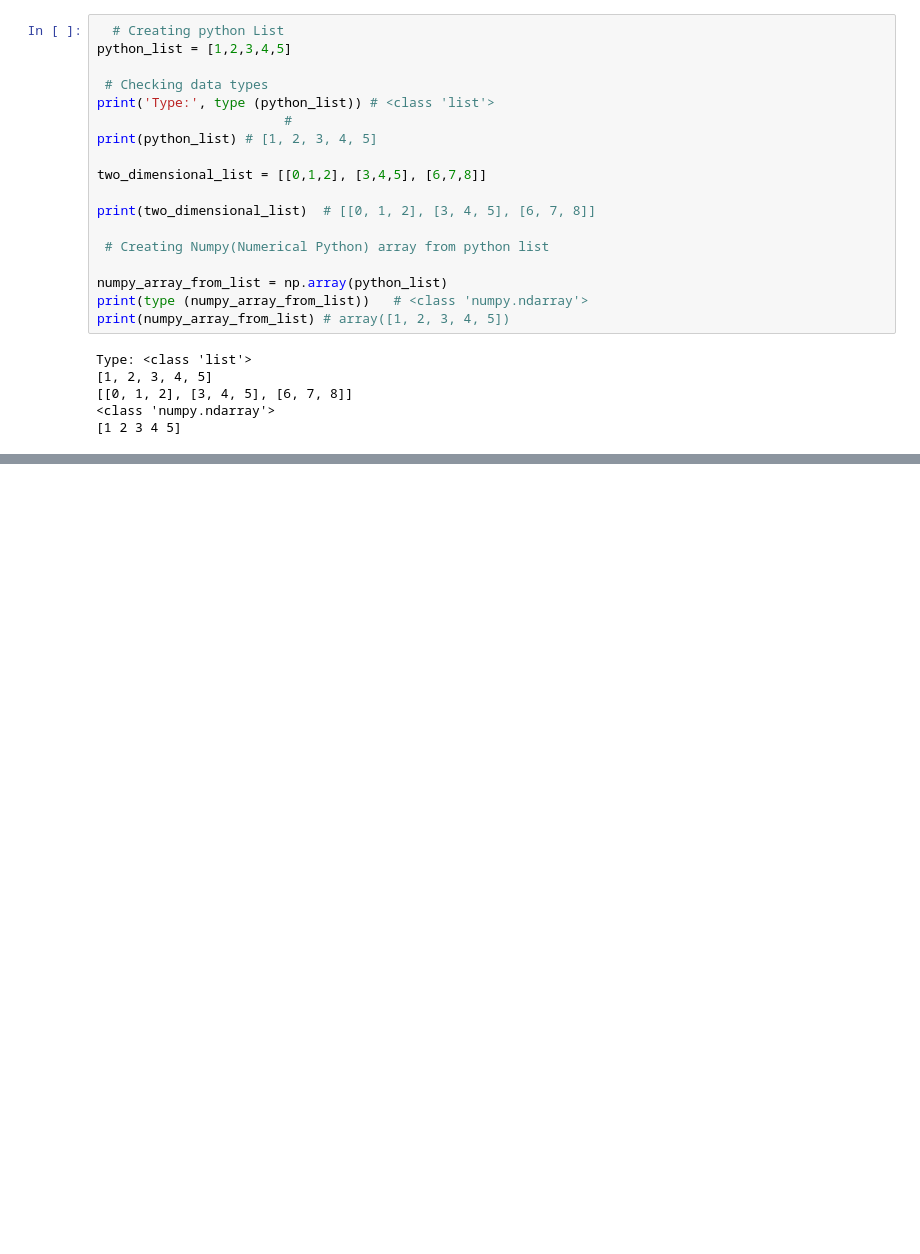
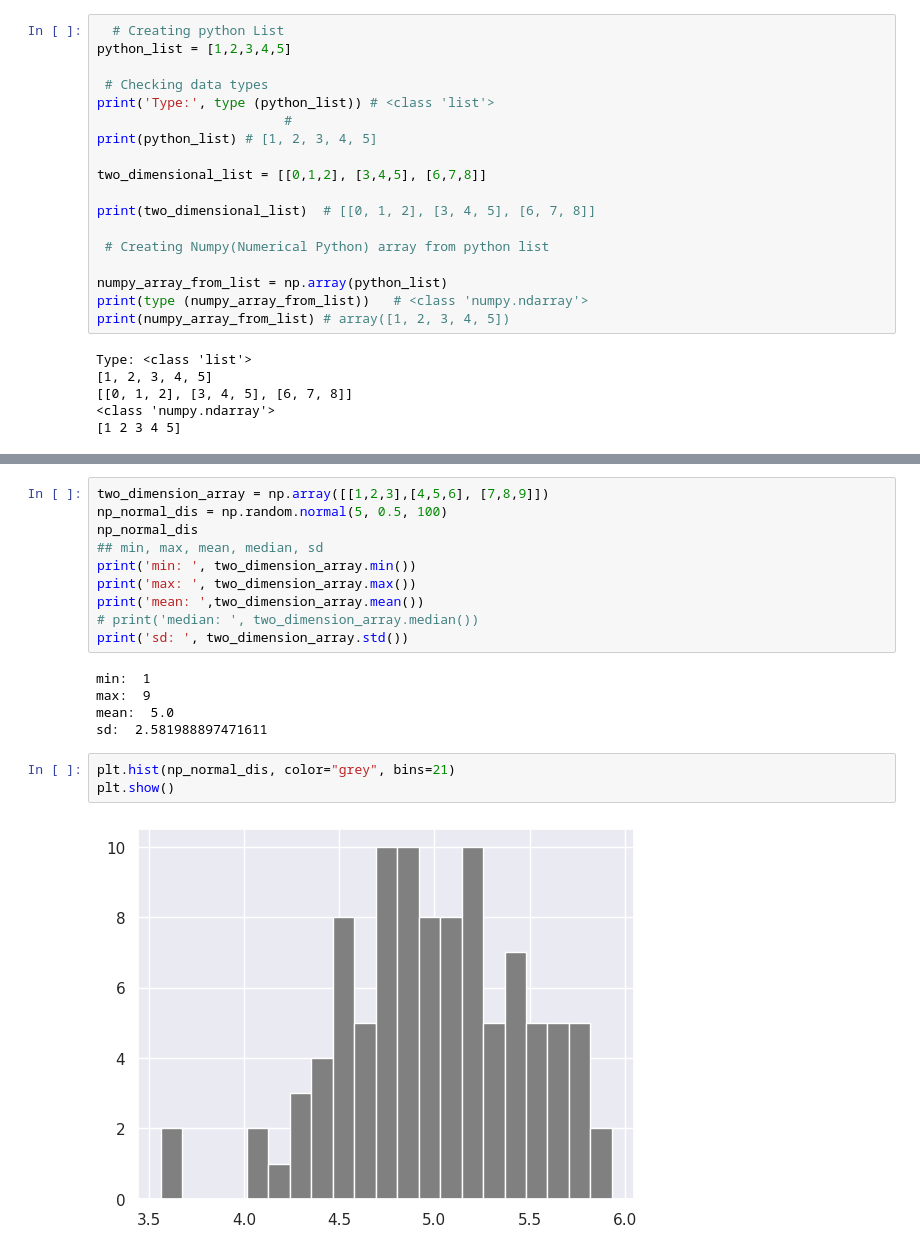
Before and after one commit to zeerau/ArewaDS-30days-of-Python, a Jupyter notebook: day_024/statistics.ipynb, the cells around one changed output, grey strips where cells are left out. Drawn from its saved outputs; the diff is of its cells as text; blank space fills up the shorter version.

```diff
--- a/day_024/statistics.ipynb
+++ b/day_024/statistics.ipynb
@@ -34,0 +112,20 @@ Type: <class 'list'>
+# %%
+two_dimension_array = np.array([[1,2,3],[4,5,6], [7,8,9]])
+np_normal_dis = np.random.normal(5, 0.5, 100)
+np_normal_dis
+## min, max, mean, median, sd
+print('min: ', two_dimension_array.min())
+print('max: ', two_dimension_array.max())
+print('mean: ',two_dimension_array.mean())
+# print('median: ', two_dimension_array.median())
+print('sd: ', two_dimension_array.std())
+# %% [output]
+min:  1
+max:  9
+mean:  5.0
+sd:  2.581988897471611
+# %%
+plt.hist(np_normal_dis, color="grey", bins=21)
+plt.show()
+# %% [output]
+[figure, added]
```
Also changed, not shown: parts of 12 cells of this notebook, 1 other file.
